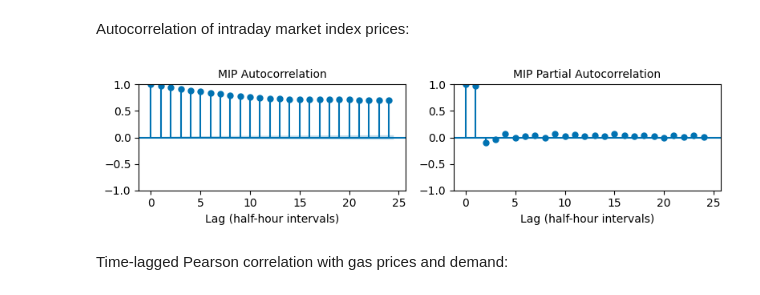
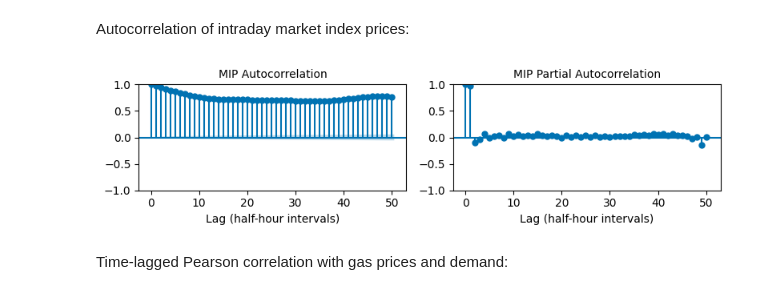
Before and after one commit to christianfenton/electricity_pricing, a Jupyter notebook: notebooks/exploratory_analysis.ipynb, the cells around one changed output. Cells and saved outputs as stored; diff of their text form; code cells hidden in the pictures.

```diff
--- a/notebooks/exploratory_analysis.ipynb
+++ b/notebooks/exploratory_analysis.ipynb
@@ -569,22 +571,22 @@ Autocorrelation of intraday market index prices:
 # %%
 from statsmodels.graphics.tsaplots import plot_acf, plot_pacf
 
 mip = df_electricity.groupby('startTime')['marketIndexPrice'].mean()
 
 mip_diff = mip.diff()
 assert np.isnan(mip_diff.iloc[0])
 mip_diff = mip[1:]  # drop NaN at start
 
 fig, (ax1, ax2) = plt.subplots(1, 2, figsize=(16/2, 9/4), layout='tight')
-plot_acf(mip, lags=24, ax=ax1)
+plot_acf(mip, lags=50, ax=ax1)
 ax1.set_title('MIP Autocorrelation', fontsize=10)
 ax1.set_xlabel('Lag (half-hour intervals)', fontsize=10)
-plot_pacf(mip, lags=24, ax=ax2)
+plot_pacf(mip, lags=50, ax=ax2)
 ax2.set_title('MIP Partial Autocorrelation', fontsize=10)
 ax2.set_xlabel('Lag (half-hour intervals)', fontsize=10)
 plt.show()
 # %% [output]
-[figure, old version]
+[figure, new version]
 # %% [markdown]
 Time-lagged Pearson correlation with gas prices and demand:
 # %%
```
Also changed, not shown: parts of 3 cells of this notebook, 1 other file.
